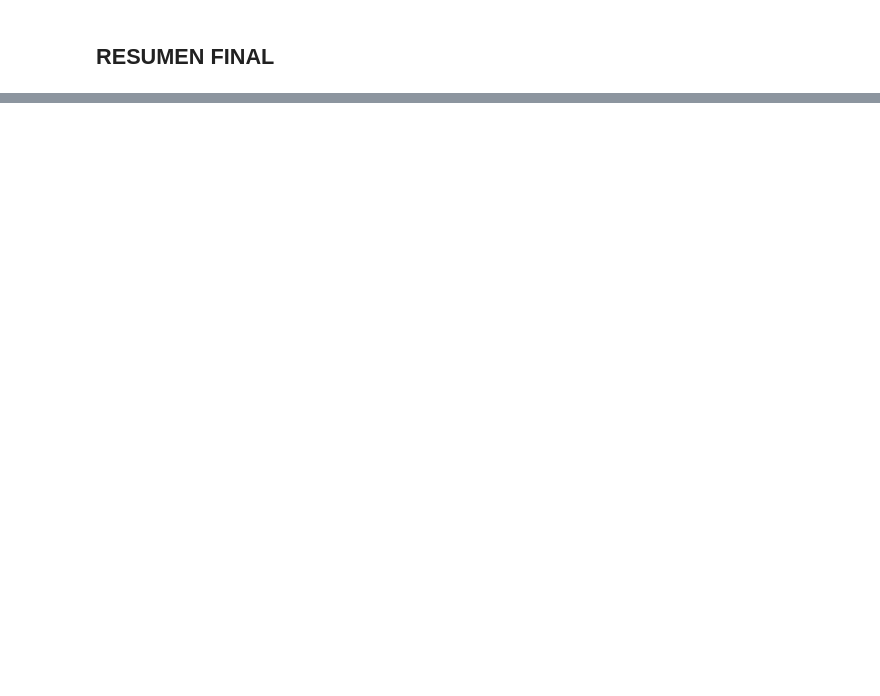
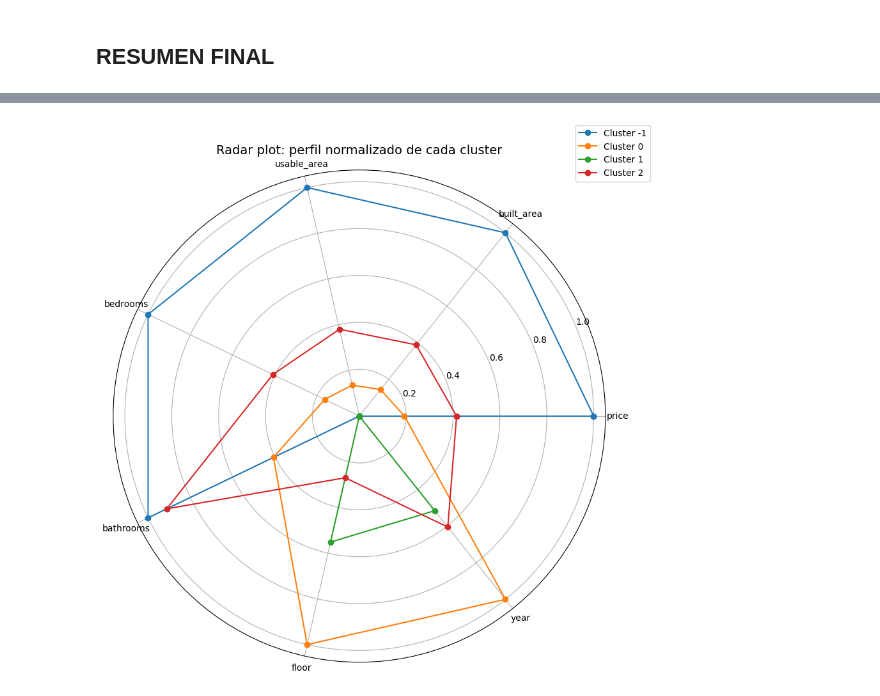
Before and after one commit to ikeiba/bilbao-housing-ml, a Jupyter notebook: clustering/clustering.ipynb, the cells around one changed output, grey strips where cells are left out. Cells and saved outputs as stored; diff of their text form; code cells hidden in the pictures; blank space fills up the shorter version.

```diff
--- a/clustering/clustering.ipynb
+++ b/clustering/clustering.ipynb
@@ -857,0 +887,32 @@ Passing `palette` without assigning `hue` is deprecated and will be removed in v
+# %%
+
+# Normalizar los valores medios
+cluster_means = df_analysis.groupby("Cluster_Final")[numerical_only].mean()
+scaler = MinMaxScaler()
+cluster_norm = pd.DataFrame(
+    scaler.fit_transform(cluster_means),
+    columns=cluster_means.columns,
+    index=cluster_means.index
+)
+
+# Radar plot
+import numpy as np
+import matplotlib.pyplot as plt
+
+vars = list(cluster_norm.columns)
+angles = np.linspace(0, 2 * np.pi, len(vars), endpoint=False).tolist()
+angles += angles[:1]  # cerrar círculo
+
+plt.figure(figsize=(10, 10))
+
+for idx in cluster_norm.index:
+    values = cluster_norm.loc[idx].tolist()
+    values += values[:1]
+    plt.polar(angles, values, marker='o', label=f"Cluster {idx}")
+
+plt.xticks(angles[:-1], vars, fontsize=10)
+plt.title("Radar plot: perfil normalizado de cada cluster", size=14)
+plt.legend(bbox_to_anchor=(1.1, 1.1))
+plt.show()
+# %% [output]
+[figure, added]
```
Also changed, not shown: parts of 8 cells of this notebook.
